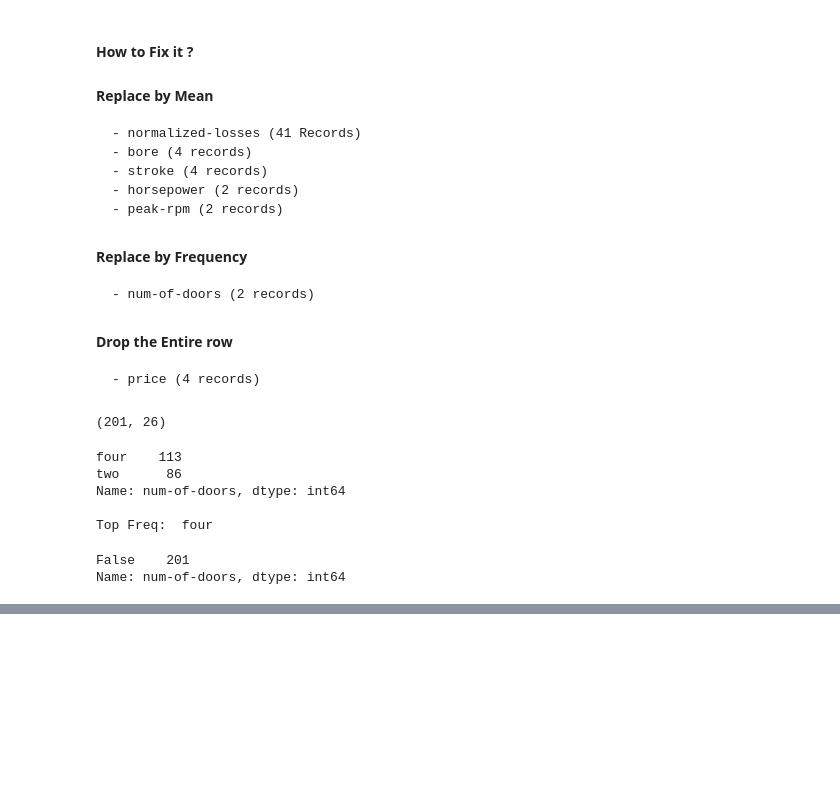
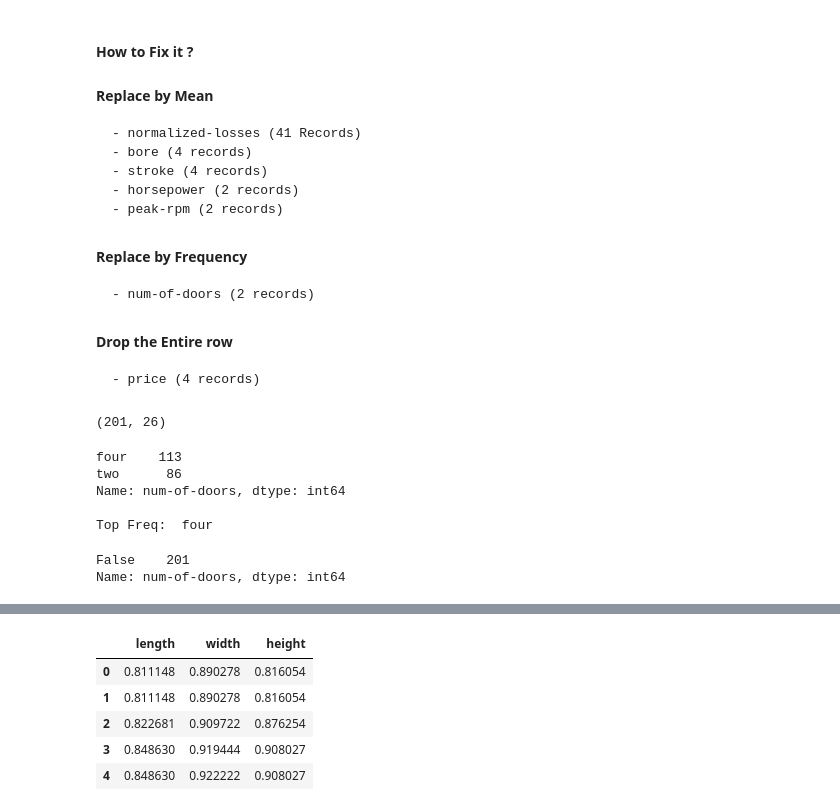
Before and after one commit to arorapankaj/cs_py_automobile_85, a Jupyter notebook: data_exploratory_analysis.ipynb, the cells around one changed output, grey strips where cells are left out. Cells and saved outputs as stored; diff of their text form; code cells hidden in the pictures; blank space fills up the shorter version.

```diff
--- a/data_exploratory_analysis.ipynb
+++ b/data_exploratory_analysis.ipynb
@@ -138,0 +231,15 @@ Name: num-of-doors, dtype: int64
+# %%
+# Transforming the variables into range 0 to 1
+# Replace original value into orig/max
+dfAuto['length'] = dfAuto['length']/dfAuto['length'].max()
+dfAuto['width'] = dfAuto['width']/dfAuto['width'].max()
+dfAuto['height'] = dfAuto['height']/dfAuto['height'].max()
+
+dfAuto[['length', 'width', 'height']].head()
+# %% [output]
+|  | length | width | height |
+| 0 | 0.811148 | 0.890278 | 0.816054 |
+| 1 | 0.811148 | 0.890278 | 0.816054 |
+| 2 | 0.822681 | 0.909722 | 0.876254 |
+| 3 | 0.848630 | 0.919444 | 0.908027 |
+| 4 | 0.848630 | 0.922222 | 0.908027 |
```
Also changed, not shown: parts of 12 cells of this notebook, 1 other file.
